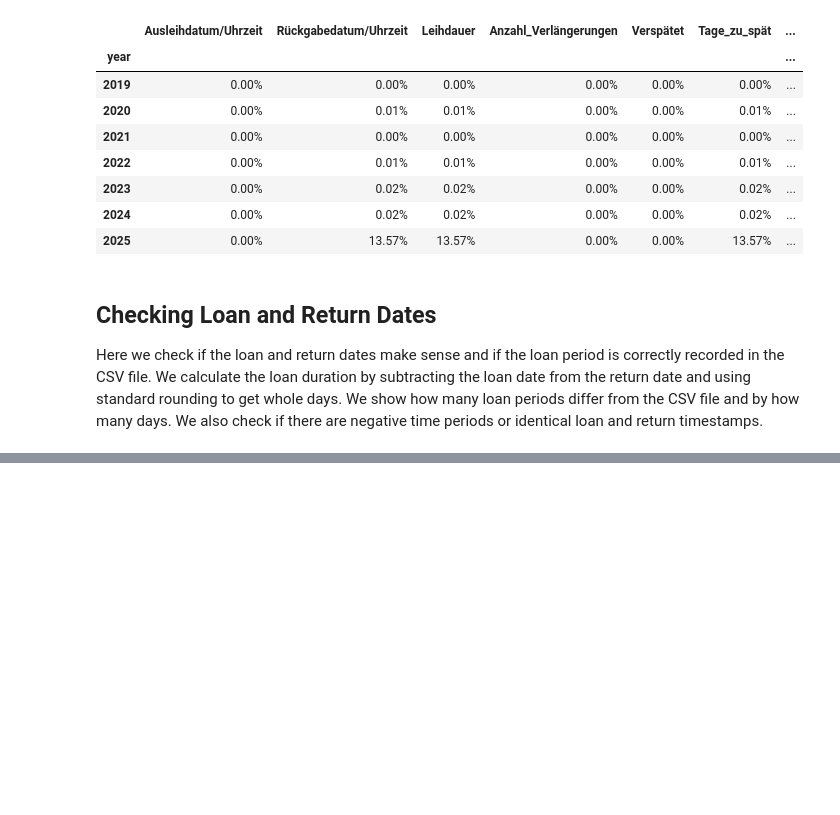
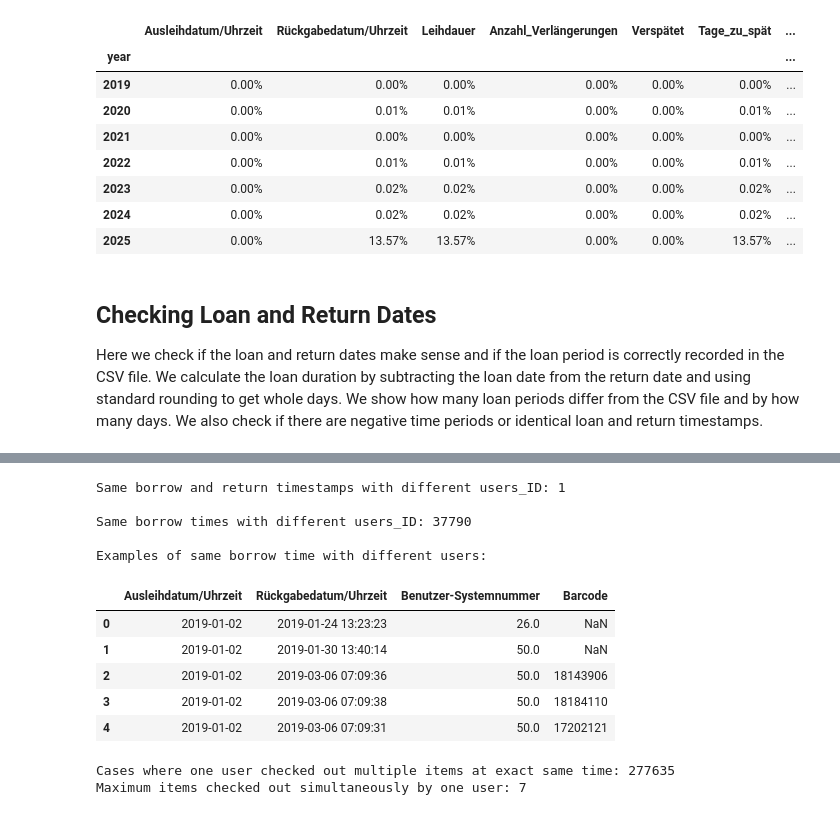
Before and after one commit to RobinAllgeier/Data_Literacy, a Jupyter notebook: notebooks/sanity-check.ipynb, the cells around one changed output, grey strips where cells are left out. Drawn from its saved outputs; the diff is of its cells as text; code cells hidden in the pictures; blank space fills up the shorter version.

Commit message:
add checks for duplicated rows

```diff
--- a/notebooks/sanity-check.ipynb
+++ b/notebooks/sanity-check.ipynb
@@ -334,3 +334,69 @@ Exactly identical timestamp: 0
 
 === Data Quality Check ===
 Negative time differences (data errors): 0
+# %%
+print("\n=== Duplicate Rows Check ===")
+
+# Komplett identische Zeilen
+duplicate_count = df_all.duplicated().sum()
+print(f"Number of complete duplicate rows: {duplicate_count}")
+
+# dentische Ausleihe- und Rückgabezeiten
+exact_timestamp_duplicates = df_all.duplicated(subset=['Ausleihdatum/Uhrzeit', 'Rückgabedatum/Uhrzeit'])
+exact_timestamp_count = exact_timestamp_duplicates.sum()
+print(f"Rows with identical borrow and return timestamps: {exact_timestamp_count}")
+
+#if exact_timestamp_count > 0:
+#    print("\nExamples of exact timestamp duplicates:")
+#    display(df_all.loc[exact_timestamp_duplicates, [
+#        'Ausleihdatum/Uhrzeit', 'Rückgabedatum/Uhrzeit', 'Leihdauer', 'Benutzer-Systemnummer'
+#    ]].head(5))
+
+# Identische Zeitstempel + gleicher Benutzer
+exact_user_timestamp_duplicates = df_all.duplicated(
+    subset=['Ausleihdatum/Uhrzeit', 'Rückgabedatum/Uhrzeit', 'Benutzer-Systemnummer']
+)
+exact_user_timestamp_count = exact_user_timestamp_duplicates.sum()
+print(f"\nRows with identical borrow and return timestamps and same user: {exact_user_timestamp_count}")
+
+if exact_user_timestamp_count > 0:
+    print("\nExamples (same user, same timestamps):")
+    display(df_all.loc[exact_user_timestamp_duplicates, [
+        'Ausleihdatum/Uhrzeit', 'Rückgabedatum/Uhrzeit', 'Benutzer-Systemnummer'
+    ]].head(5))
+
+# Identische Zeitstempel aber verschiedene Benutzer
+timestamp_user_stats = df_all.groupby(['Ausleihdatum/Uhrzeit', 'Rückgabedatum/Uhrzeit']).agg({
+    'Benutzer-Systemnummer': 'nunique'
+}).rename(columns={'Benutzer-Systemnummer': 'unique_users'})
+
+multi_user_timestamps = (timestamp_user_stats['unique_users'] > 1).sum()
+print(f"\nSame borrow and return timestamps with different users_ID: {multi_user_timestamps}")
+
+# Gleiche Ausleihe-Zeit (ohne Rückgabe) aber verschiedene Benutzer
+issue_time_stats = df_all.groupby('Ausleihdatum/Uhrzeit').agg({
+    'Benutzer-Systemnummer': 'nunique'
+}).rename(columns={
+    'Benutzer-Systemnummer': 'unique_users'
+})
+
+multi_user_issue_times = issue_time_stats[issue_time_stats['unique_users'] > 1]
+print(f"\nSame borrow times with different users_ID: {len(multi_user_issue_times)}")
+
+if len(multi_user_issue_times) > 0:
+    print("\nExamples of same borrow time with different users:")
+    example_times = multi_user_issue_times.head(3).index
+    examples = df_all[df_all['Ausleihdatum/Uhrzeit'].isin(example_times)].sort_values(
+        ['Ausleihdatum/Uhrzeit', 'Benutzer-Systemnummer']
+    )[['Ausleihdatum/Uhrzeit', 'Rückgabedatum/Uhrzeit', 'Benutzer-Systemnummer', 'Barcode']].head(5)
+    display(examples)
+
+# Gemeinsame Ausleihe-Zeit + gleicher Benutzer aber mehrere Medien
+same_user_same_time = df_all.groupby(['Ausleihdatum/Uhrzeit', 'Benutzer-Systemnummer']).size()
+multi_item_checkouts = (same_user_same_time > 1).sum()
+print(f"Cases where one user checked out multiple items at exact same time: {multi_item_checkouts}")
+
+if multi_item_checkouts > 0:
+    max_simultaneous = same_user_same_time.max()
+    print(f"Maximum items checked out simultaneously by one user: {max_simultaneous}")
+# %% [output]
@@ -336,0 +416,13 @@ Negative time differences (data errors): 0
+Same borrow and return timestamps with different users_ID: 1
+
+Same borrow times with different users_ID: 37790
+
+Examples of same borrow time with different users:
+|  | Ausleihdatum/Uhrzeit | Rückgabedatum/Uhrzeit | Benutzer-Systemnummer | Barcode |
+| 0 | 2019-01-02 | 2019-01-24 13:23:23 | 26.0 | NaN |
+| 1 | 2019-01-02 | 2019-01-30 13:40:14 | 50.0 | NaN |
+| 2 | 2019-01-02 | 2019-03-06 07:09:36 | 50.0 | 18143906 |
+| 3 | 2019-01-02 | 2019-03-06 07:09:38 | 50.0 | 18184110 |
+| 4 | 2019-01-02 | 2019-03-06 07:09:31 | 50.0 | 17202121 |
+Cases where one user checked out multiple items at exact same time: 277635
+Maximum items checked out simultaneously by one user: 7
```
Also changed, not shown: parts of 2 cells of this notebook.
